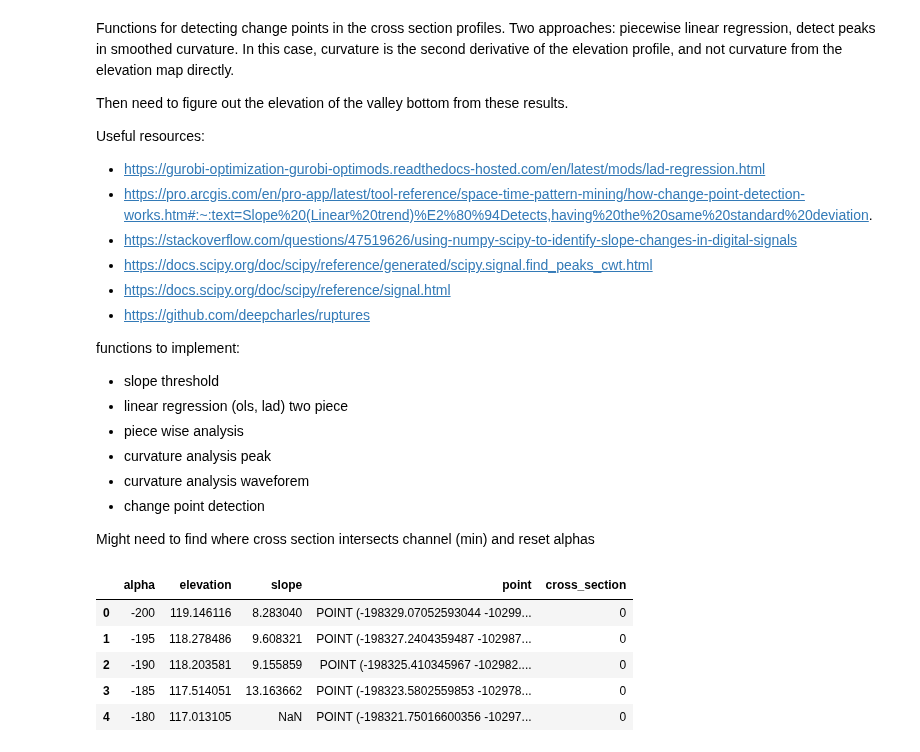
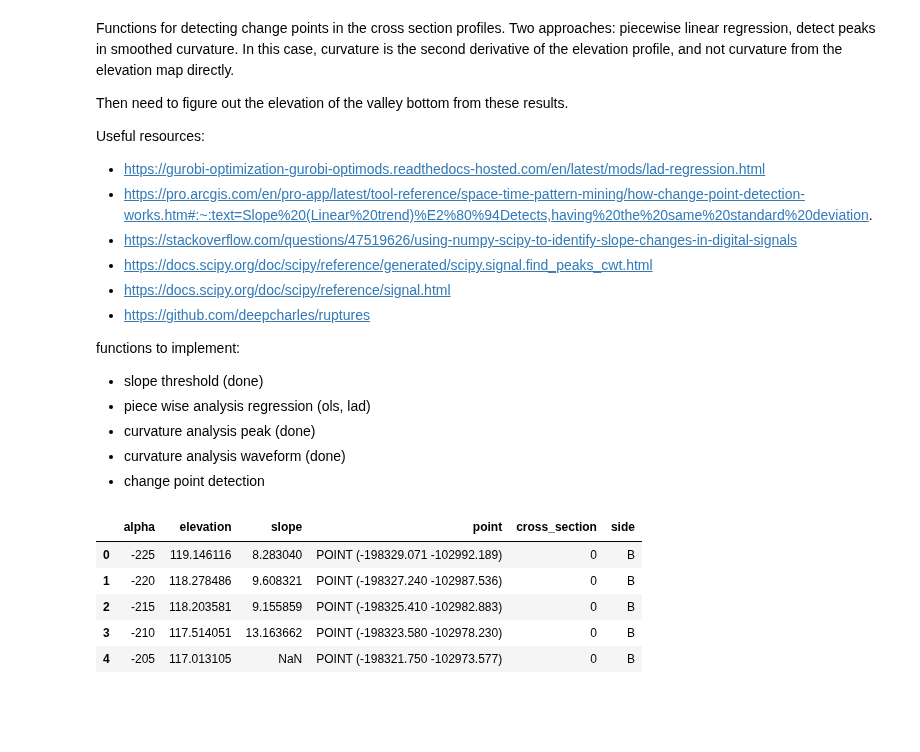
Before and after one commit to avkoehl/valleys, a Jupyter notebook: notebooks/signal_processing.ipynb, the cells around one changed output. Saved outputs shown, nothing was run; the diff lists cells and outputs as text; code cells hidden in the pictures; blank space fills up the shorter version.

```diff
--- a/notebooks/signal_processing.ipynb
+++ b/notebooks/signal_processing.ipynb
@@ -16,12 +16,9 @@ Useful resources:
 
 
 functions to implement:
-- slope threshold
-- linear regression (ols, lad) two piece
-- piece wise analysis
-- curvature analysis peak
-- curvature analysis waveforem
+- slope threshold (done)
+- piece wise analysis regression (ols, lad)
+- curvature analysis peak   (done)
+- curvature analysis waveform  (done)
 - change point detection
-
-Might need to find where cross section intersects channel (min) and reset alphas
 # %%
@@ -51,13 +143,31 @@ def get_peaks():
 # %%
 # load example signals (elevation and slope profiles)
-points  = pd.read_csv("../toy_data/11_cross_sections.csv", index_col=0)
+hand = rioxarray.open_rasterio("../toy_data/11_hand.tif").squeeze()
+hand = hand.where(hand != -32768, np.nan)
+
+dem = rioxarray.open_rasterio("../toy_data/11_dem.tif").squeeze()
+dem = dem.where(dem != -32768, np.nan)
+
+slope = xrspatial.slope(dem)
+
+flowline = gpd.read_file("../toy_data/11_streamline.shp")
+flowline = flowline['geometry'].iloc[0]
+
+points = pd.read_csv("../toy_data/11_cross_sections.csv", index_col=0)
+points['point'] = points['point'].apply(loads)
+points = gpd.GeoDataFrame(points, geometry='point', crs=3310)
+
 points = points.loc[np.isfinite(points['elevation'])]
-points= points.drop_duplicates()
+points = points.drop_duplicates()
+
+points = fix_alphas(points)
+points = assign_side(points, hand, flowline)
+
 points.head()
 # %% [output]
-|  | alpha | elevation | slope | point | cross_section |
-| 0 | -200 | 119.146116 | 8.283040 | POINT (-198329.07052593044 -10299... | 0 |
-| 1 | -195 | 118.278486 | 9.608321 | POINT (-198327.2404359487 -102987... | 0 |
-| 2 | -190 | 118.203581 | 9.155859 | POINT (-198325.410345967 -102982.... | 0 |
-| 3 | -185 | 117.514051 | 13.163662 | POINT (-198323.5802559853 -102978... | 0 |
-| 4 | -180 | 117.013105 | NaN | POINT (-198321.75016600356 -10297... | 0 |
+|  | alpha | elevation | slope | point | cross_section | side |
+| 0 | -225 | 119.146116 | 8.283040 | POINT (-198329.071 -102992.189) | 0 | B |
+| 1 | -220 | 118.278486 | 9.608321 | POINT (-198327.240 -102987.536) | 0 | B |
+| 2 | -215 | 118.203581 | 9.155859 | POINT (-198325.410 -102982.883) | 0 | B |
+| 3 | -210 | 117.514051 | 13.163662 | POINT (-198323.580 -102978.230) | 0 | B |
+| 4 | -205 | 117.013105 | NaN | POINT (-198321.750 -102973.577) | 0 | B |
```
Also changed, not shown: parts of 12 cells of this notebook.
